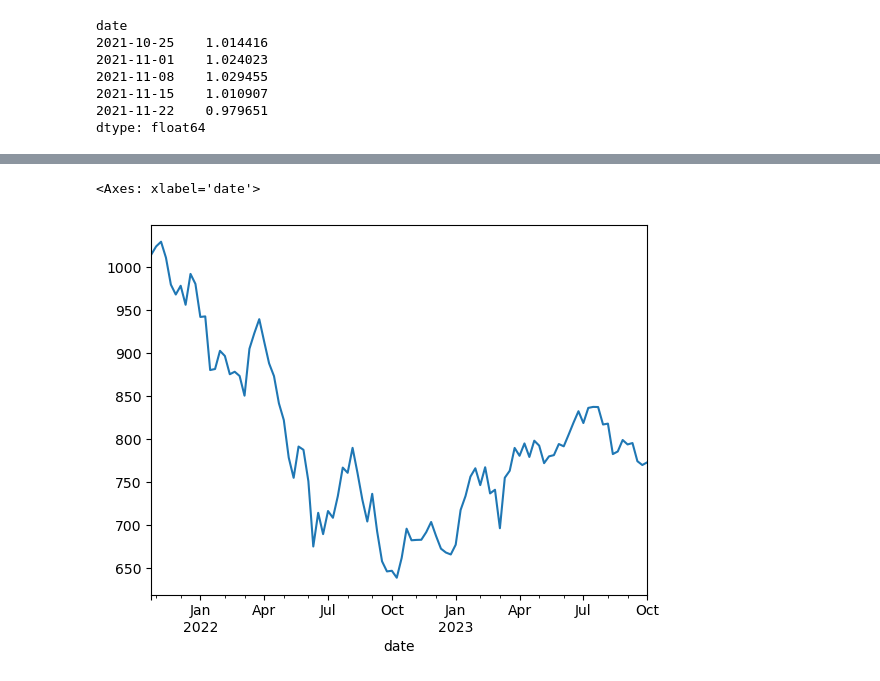
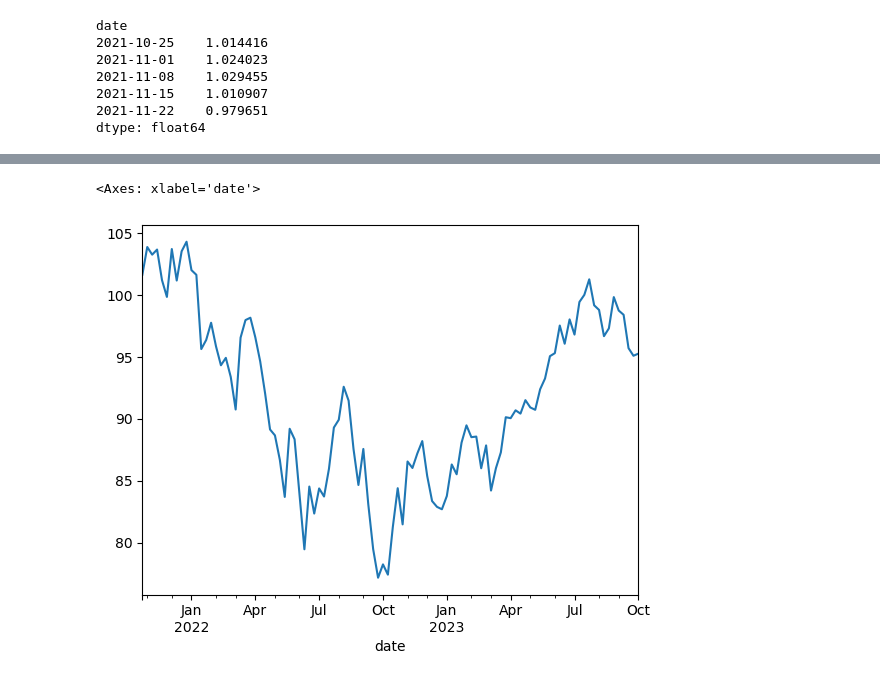
Before and after one commit to fintech-lex/finance-starterkit, a Jupyter notebook: Portfolio_creation.ipynb, the cells around one changed output, grey strips where cells are left out. Saved outputs shown, nothing was run; the diff lists cells and outputs as text; code cells hidden in the pictures.

```diff
--- a/Portfolio_creation.ipynb
+++ b/Portfolio_creation.ipynb
@@ -5,7 +3,7 @@ import json
 import matplotlib.pyplot as plt
 # %%
-wkly_close_etf3=pd.read_csv('Resources/WKLY_ETF_close_prices.csv',index_col = "date", infer_datetime_format = True, parse_dates = True).sort_index(ascending=True)
-wkly_close_etf3
+wkly_close_etf=pd.read_csv('Resources/WKLY_ETF_close_prices.csv',index_col = "date", infer_datetime_format = True, parse_dates = True).sort_index(ascending=True)
+wkly_close_etf
 # %% [output]
 |  | SPY wkly close | QQQ wkly close | DIA wkly close | VNQ wkly close | BITO wkly close |
 | date |  |  |  |  |  |
@@ -33,7 +31,7 @@ BITO wkly close    420
 dtype: int64
 # %%
 #find volatility
-wkly_pct_change=wkly_close_etf3.pct_change()
+wkly_pct_change=wkly_close_etf.pct_change()
 wkly_pct_change
 # %% [output]
 |  | SPY wkly close | QQQ wkly close | DIA wkly close | VNQ wkly close | BITO wkly close |
@@ -144,13 +132,13 @@ cumulative_profit2.plot()
 # %%
-# Change weights for less risker profile of stocks, weighted heavly towards SPY and DIA
-weights3 = [.4,0,.4,.2,0]
-portfolio_returns3 = wkly_pct_change.dot(weights)
+# Change weights for less risker profile of etf, weighted heavly towards SPY, QQQ, DIA
+weights = [.33,.33,.33,0,0]
+portfolio_returns = wkly_pct_change.dot(weights)
 
-cumulative_returns4 = (1 + portfolio_returns3).cumprod()
+cumulative_returns = (1 + portfolio_returns).cumprod()
 
-initial_investment = 1000
-cumulative_profit3 = initial_investment * cumulative_returns3
-cumulative_profit3.plot()
+initial_investment = 100
+low_risk_portfolio = initial_investment * cumulative_returns
+low_risk_portfolio.plot()
 # %% [output]
 <Axes: xlabel='date'>
-[figure, old version]
+[figure, new version]
```
Also changed, not shown: parts of 13 cells of this notebook.
